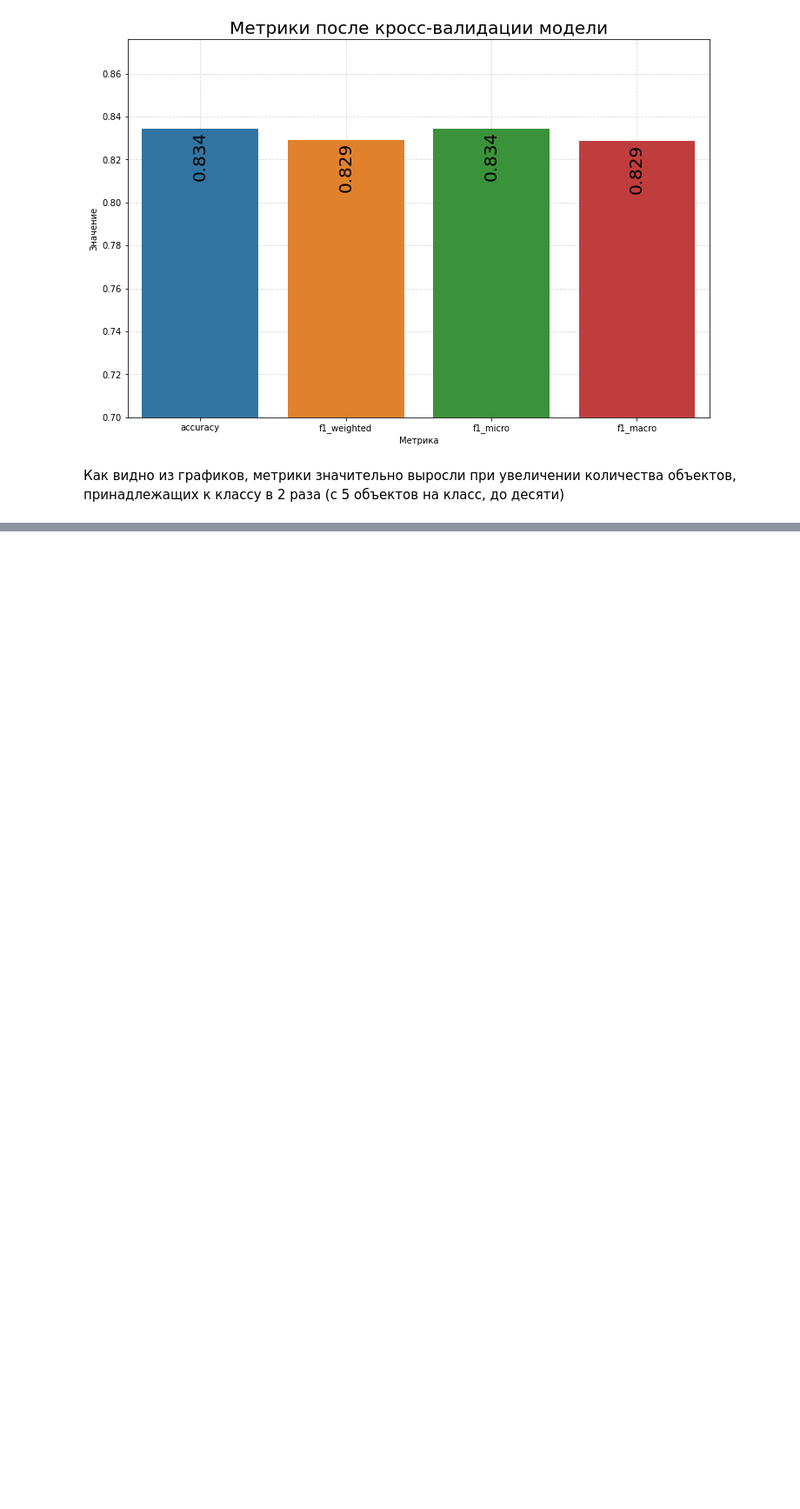
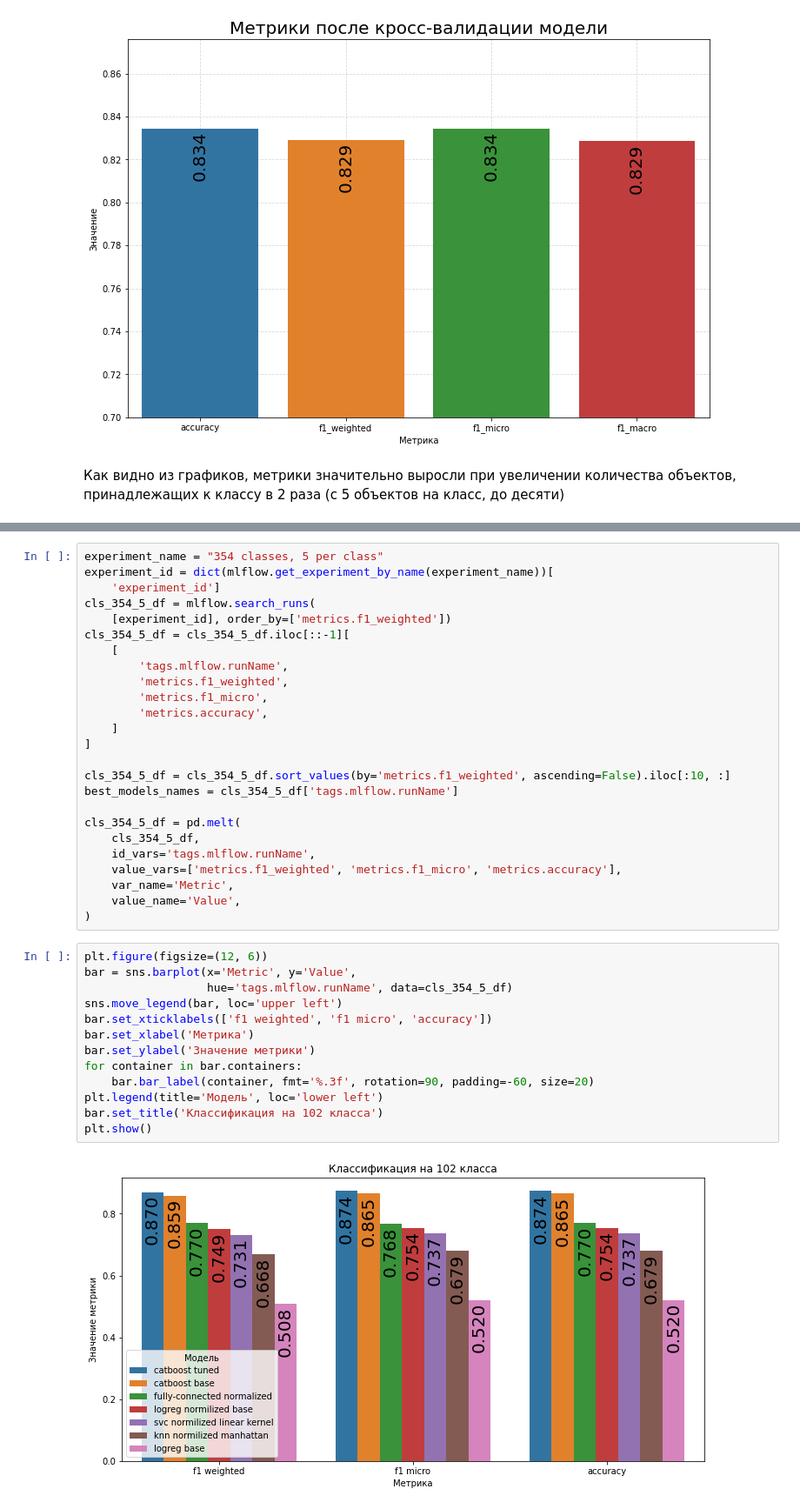
Before and after one commit to qdzzzxc/voice_classification_dusha, a Jupyter notebook: models_result.ipynb, the cells around one changed output, grey strips where cells are left out. Shown at 87% size. Cells and saved outputs as stored; diff of their text form; blank space fills up the shorter version.

```diff
--- a/models_result.ipynb
+++ b/models_result.ipynb
@@ -325,0 +526,40 @@ plt.show()
+# %%
+experiment_name = "354 classes, 5 per class"
+experiment_id = dict(mlflow.get_experiment_by_name(experiment_name))[
+    'experiment_id']
+cls_354_5_df = mlflow.search_runs(
+    [experiment_id], order_by=['metrics.f1_weighted'])
+cls_354_5_df = cls_354_5_df.iloc[::-1][
+    [
+        'tags.mlflow.runName',
+        'metrics.f1_weighted',
+        'metrics.f1_micro',
+        'metrics.accuracy',
+    ]
+]
+
+cls_354_5_df = cls_354_5_df.sort_values(by='metrics.f1_weighted', ascending=False).iloc[:10, :]
+best_models_names = cls_354_5_df['tags.mlflow.runName']
+
+cls_354_5_df = pd.melt(
+    cls_354_5_df,
+    id_vars='tags.mlflow.runName',
+    value_vars=['metrics.f1_weighted', 'metrics.f1_micro', 'metrics.accuracy'],
+    var_name='Metric',
+    value_name='Value',
+)
+# %%
+plt.figure(figsize=(12, 6))
+bar = sns.barplot(x='Metric', y='Value',
+                  hue='tags.mlflow.runName', data=cls_354_5_df)
+sns.move_legend(bar, loc='upper left')
+bar.set_xticklabels(['f1 weighted', 'f1 micro', 'accuracy'])
+bar.set_xlabel('Метрика')
+bar.set_ylabel('Значение метрики')
+for container in bar.containers:
+    bar.bar_label(container, fmt='%.3f', rotation=90, padding=-60, size=20)
+plt.legend(title='Модель', loc='lower left')
+bar.set_title('Классификация на 102 класса')
+plt.show()
+# %% [output]
+[figure, added]
```
Also changed, not shown: parts of 40 cells of this notebook, 9 other files.
